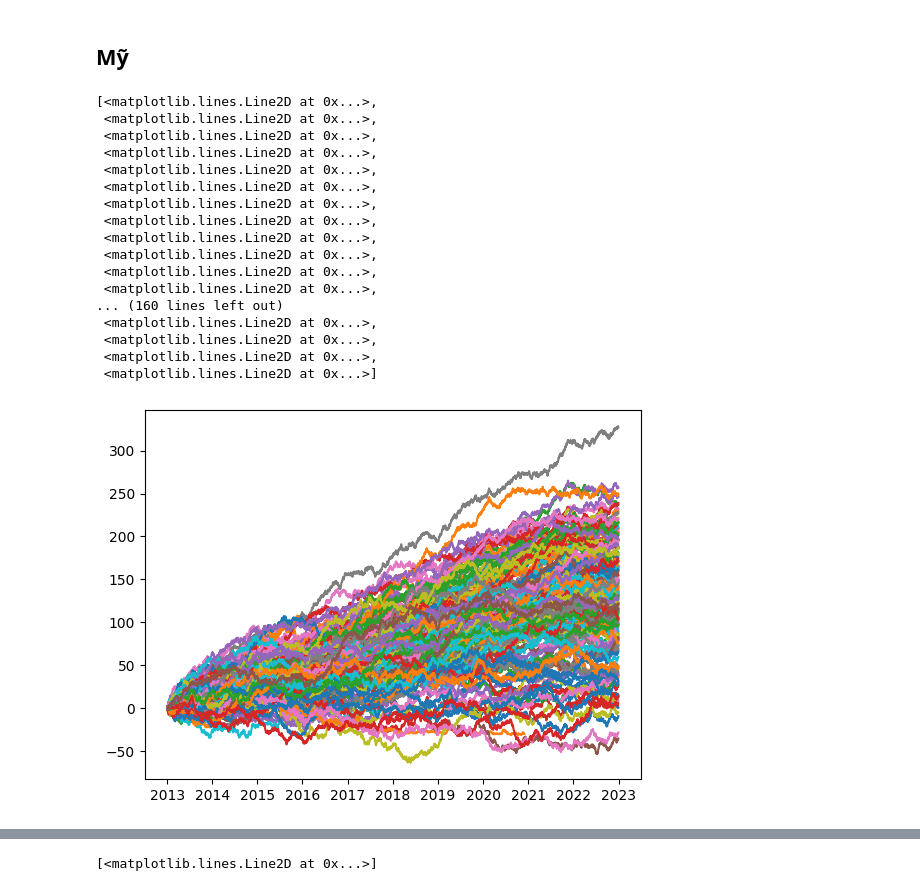
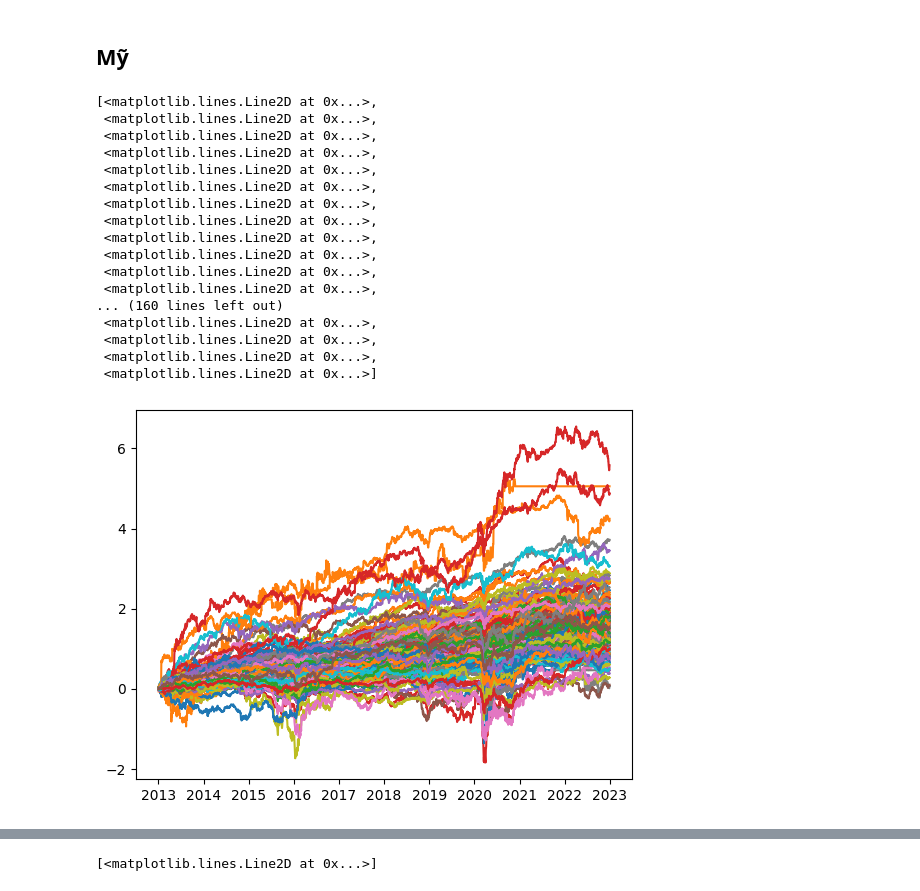
Before and after one commit to khanhtrinh2003/Financial-mathematics, a Jupyter notebook: main.ipynb, the cells around one changed output, grey strips where cells are left out. Cells and saved outputs as stored; diff of their text form; code cells hidden in the pictures.

```diff
--- a/main.ipynb
+++ b/main.ipynb
@@ -172,24 +173,24 @@ for i in range(406):
 # %% [markdown]
 ## Mỹ
 # %%
-plt.plot(np.cumsum(us_sign))
+plt.plot(np.cumsum(us_return))
 # %% [output]
 [<matplotlib.lines.Line2D at 0x...>,
  <matplotlib.lines.Line2D at 0x...>,
  <matplotlib.lines.Line2D at 0x...>,
  <matplotlib.lines.Line2D at 0x...>,
  <matplotlib.lines.Line2D at 0x...>,
  <matplotlib.lines.Line2D at 0x...>,
  <matplotlib.lines.Line2D at 0x...>,
  <matplotlib.lines.Line2D at 0x...>,
  <matplotlib.lines.Line2D at 0x...>,
  <matplotlib.lines.Line2D at 0x...>,
  <matplotlib.lines.Line2D at 0x...>,
  <matplotlib.lines.Line2D at 0x...>,
 ... (160 lines left out)
  <matplotlib.lines.Line2D at 0x...>,
  <matplotlib.lines.Line2D at 0x...>,
  <matplotlib.lines.Line2D at 0x...>,
  <matplotlib.lines.Line2D at 0x...>]
-[figure, old version]
+[figure, new version]
 # %%
```
Also changed, not shown: parts of 4 cells of this notebook.
